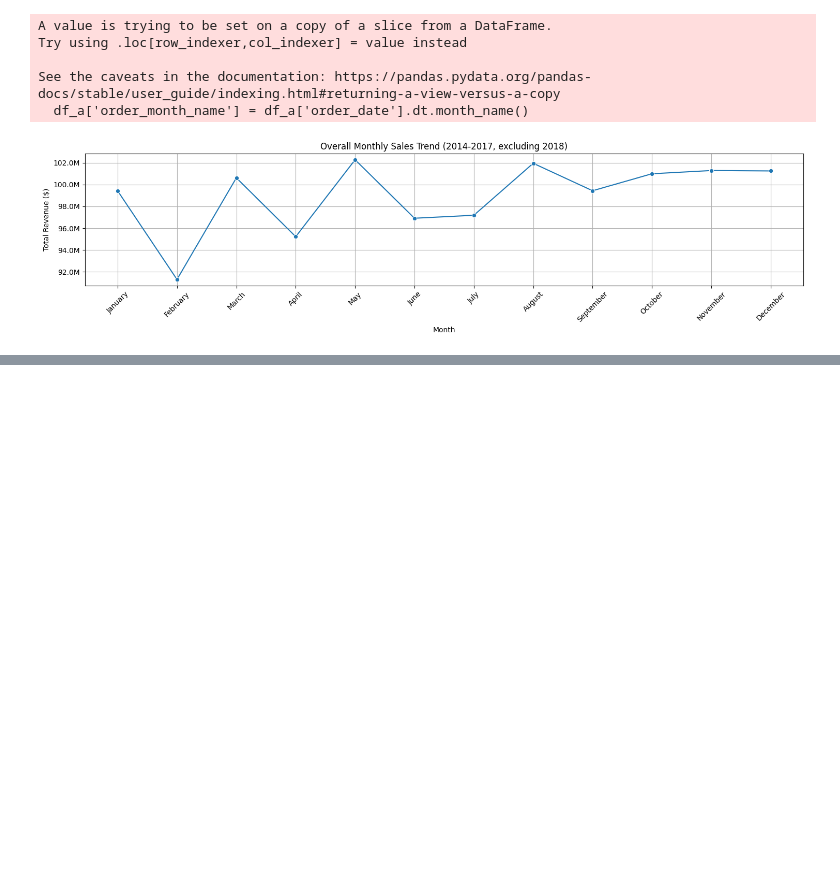
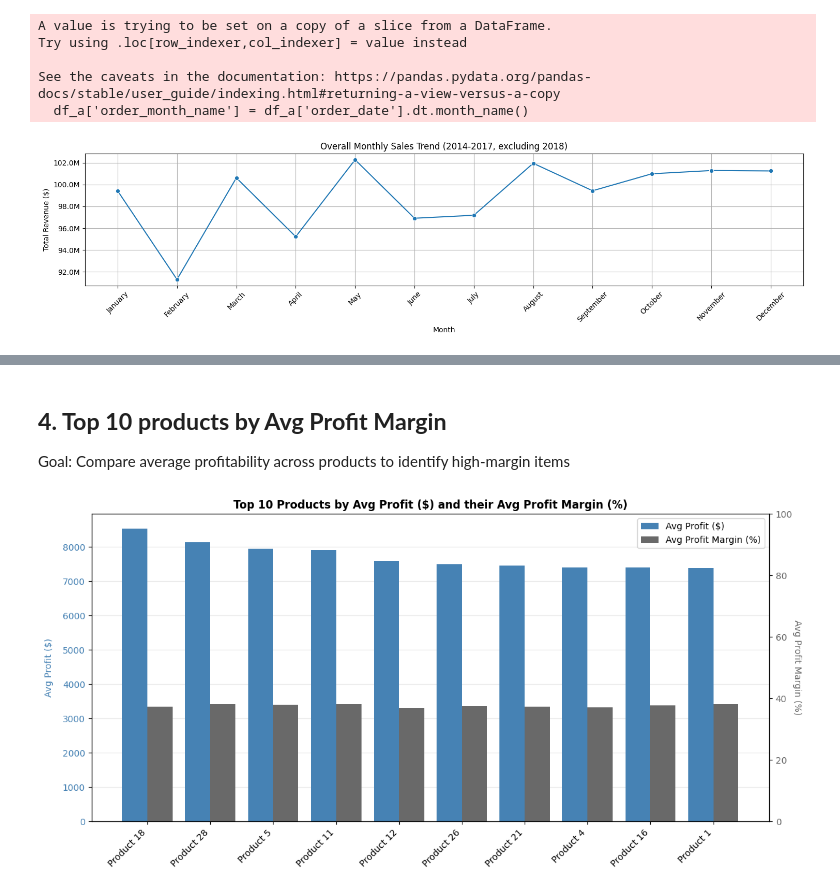
Before and after one commit to chinguyen19/Sales-Analysis, a Jupyter notebook: Sales_analysis(Regional).ipynb, the cells around one changed output, grey strips where cells are left out. Cells and saved outputs as stored; diff of their text form; code cells hidden in the pictures; blank space fills up the shorter version.

```diff
--- a/Sales_analysis(Regional).ipynb
+++ b/Sales_analysis(Regional).ipynb
@@ -387,0 +413,41 @@ See the caveats in the documentation: https://pandas.pydata.org/pandas-docs/stab
+# %% [markdown]
+## **4. Top 10 products by Avg Profit Margin**
+Goal: Compare average profitability across products to identify high-margin items
+# %%
+top_product_profit = df.groupby('product_name')['profit'].mean().nlargest(10).sort_values(ascending=False)
+avg_margin = df.groupby('product_name')['profit_margin_pct'].mean()
+
+plot_df = pd.DataFrame({
+    'Product Name': top_product_profit.index,
+    'Avg Profit ($)': top_product_profit,
+    'Avg Profit Margin (%)': avg_margin.loc[top_product_profit.index]
+}).melt(id_vars='Product Name', var_name='Metric', value_name='Value')
+
+product_names = top_product_profit.index
+x = np.arange(len(product_names))  # numeric x for bar positions
+width = 0.4  # width of bars
+
+fig, ax1 = plt.subplots(figsize=(12, 6))
+# Plot Avg Profit ($) on left y-axis
+bars1 = ax1.bar(x - width/2, top_product_profit.values, width, label='Avg Profit ($)', color='#4682B4')
+ax1.set_ylabel('Avg Profit ($)', color='#4682B4', labelpad=10)
+ax1.set_axisbelow(True)
+ax1.yaxis.grid(True, linestyle='-', which='major', color='lightgray',alpha= 0.5)
+ax1.tick_params(axis='y', labelcolor='#4682B4')
+ax1.set_xticks(x)
+ax1.set_xticklabels(product_names, rotation=45, ha='right')
+
+# Create second y-axis for Avg Profit Margin (%)
+ax2 = ax1.twinx()
+bars2 = ax2.bar(x + width/2, avg_margin.loc[product_names].values, width, label='Avg Profit Margin (%)', color='#696969')
+ax2.set_ylabel('Avg Profit Margin (%)', color='#696969', rotation=270, labelpad=10)
+ax2.tick_params(axis='y', labelcolor='#696969')
+ax2.set_ylim(0, 100)
+# Title and legend
+plt.title('Top 10 Products by Avg Profit ($) and their Avg Profit Margin (%)',  fontweight='bold')
+fig.legend(loc='upper right', bbox_to_anchor=(1, 1), bbox_transform=ax1.transAxes)
+
+plt.tight_layout()
+plt.show()
+# %% [output]
+[figure, added]
```
Also changed, not shown: parts of 9 cells of this notebook.
